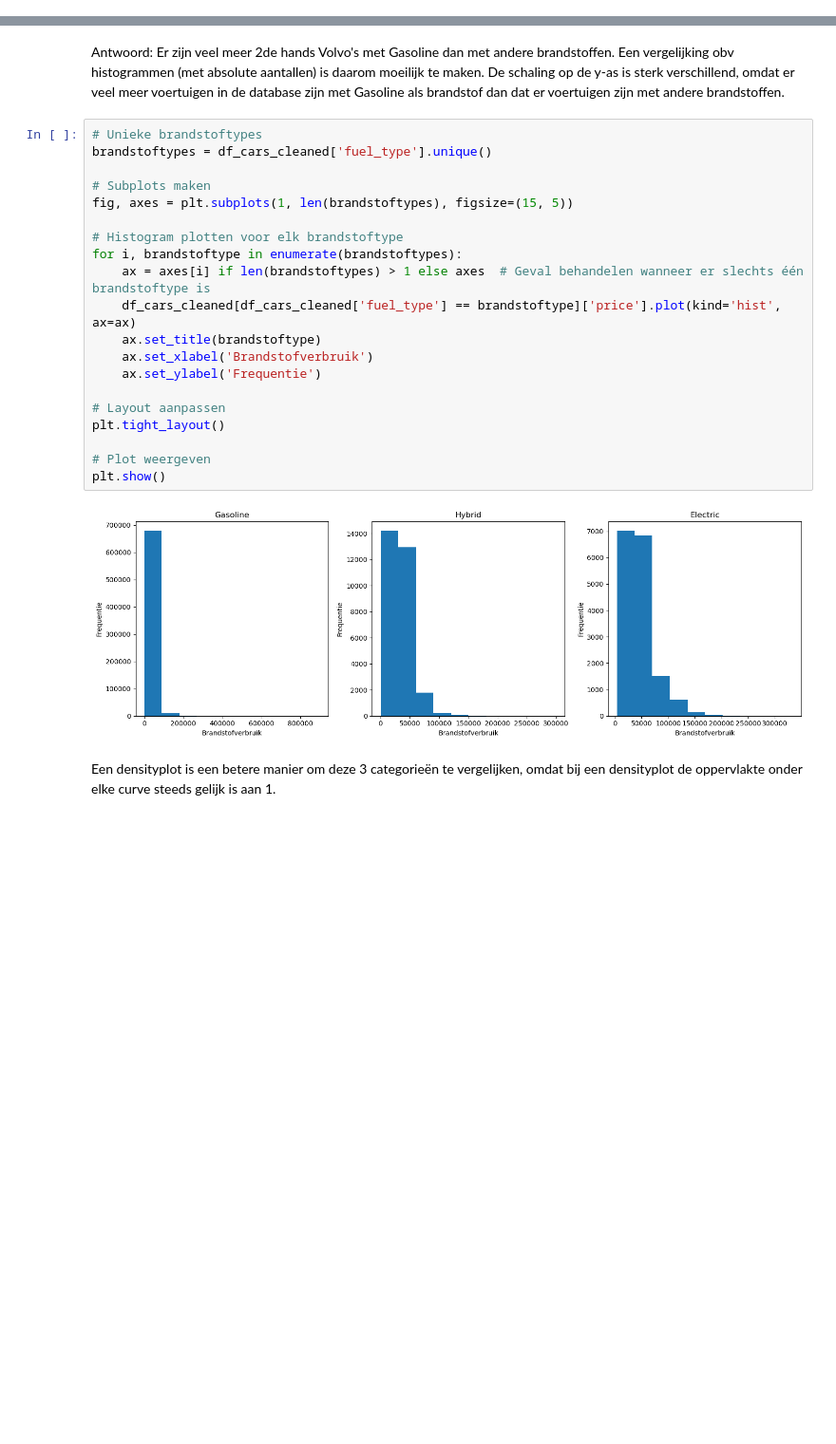
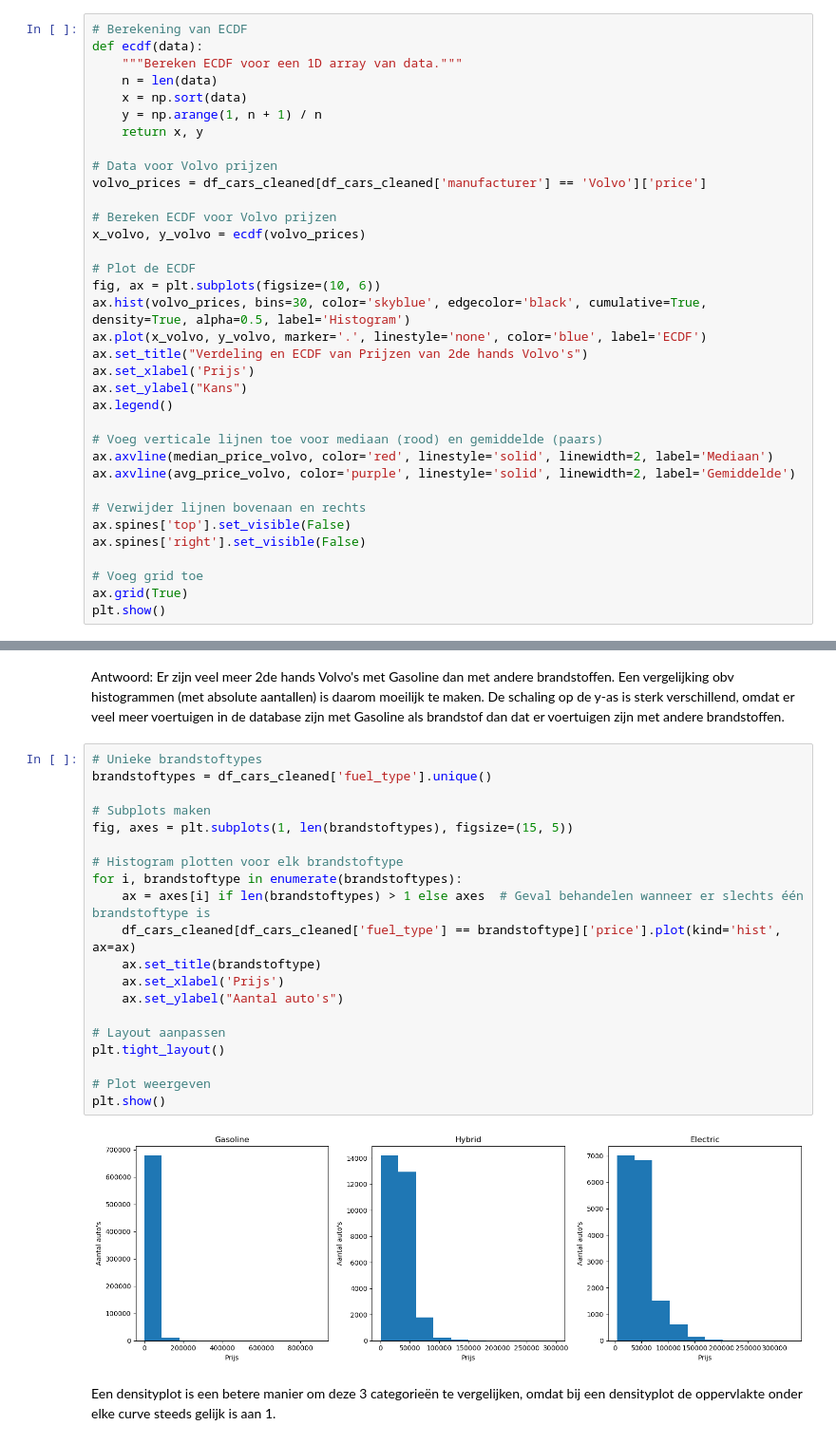
Before and after one commit to craftyraf/project-productie-proces, a Jupyter notebook: notebooks/autoproductie.ipynb, the cells around one changed output, grey strips where cells are left out. Shown at 95% size. Saved outputs shown, nothing was run; the diff lists cells and outputs as text; blank space fills up the shorter version.

```diff
--- a/notebooks/autoproductie.ipynb
+++ b/notebooks/autoproductie.ipynb
@@ -308,3 +320,38 @@ plt.show()
 [figure]
 # %% [markdown]
 Uit de grafiek leiden we af dat de prijsverdeling min of meer symmetrisch is, weliswaar met een iets zwaardere linkerkant. De linkerkant zal maken dat het gemiddelde lager zal zijn dan de mediaan, en dit wordt ook door de berekeningen bevestigd.
+# %%
+# Berekening van ECDF
+def ecdf(data):
+    """Bereken ECDF voor een 1D array van data."""
+    n = len(data)
+    x = np.sort(data)
+    y = np.arange(1, n + 1) / n
+    return x, y
+
+# Data voor Volvo prijzen
+volvo_prices = df_cars_cleaned[df_cars_cleaned['manufacturer'] == 'Volvo']['price']
+
+# Bereken ECDF voor Volvo prijzen
+x_volvo, y_volvo = ecdf(volvo_prices)
+
+# Plot de ECDF
+fig, ax = plt.subplots(figsize=(10, 6))
+ax.hist(volvo_prices, bins=30, color='skyblue', edgecolor='black', cumulative=True, density=True, alpha=0.5, label='Histogram')
+ax.plot(x_volvo, y_volvo, marker='.', linestyle='none', color='blue', label='ECDF')
+ax.set_title("Verdeling en ECDF van Prijzen van 2de hands Volvo's")
+ax.set_xlabel('Prijs')
+ax.set_ylabel("Kans")
+ax.legend()
+
+# Voeg verticale lijnen toe voor mediaan (rood) en gemiddelde (paars)
+ax.axvline(median_price_volvo, color='red', linestyle='solid', linewidth=2, label='Mediaan')
+ax.axvline(avg_price_volvo, color='purple', linestyle='solid', linewidth=2, label='Gemiddelde')
+
+# Verwijder lijnen bovenaan en rechts
+ax.spines['top'].set_visible(False)
+ax.spines['right'].set_visible(False)
+
+# Voeg grid toe
+ax.grid(True)
+plt.show()
@@ -316,25 +365,25 @@ Antwoord: Er zijn veel meer 2de hands Volvo's met Gasoline dan met andere brands
 # %%
 # Unieke brandstoftypes
 brandstoftypes = df_cars_cleaned['fuel_type'].unique()
 
 # Subplots maken
 fig, axes = plt.subplots(1, len(brandstoftypes), figsize=(15, 5))
 
 # Histogram plotten voor elk brandstoftype
 for i, brandstoftype in enumerate(brandstoftypes):
     ax = axes[i] if len(brandstoftypes) > 1 else axes  # Geval behandelen wanneer er slechts één brandstoftype is
     df_cars_cleaned[df_cars_cleaned['fuel_type'] == brandstoftype]['price'].plot(kind='hist', ax=ax)
     ax.set_title(brandstoftype)
-    ax.set_xlabel('Brandstofverbruik')
-    ax.set_ylabel('Frequentie')
+    ax.set_xlabel('Prijs')
+    ax.set_ylabel("Aantal auto's")
 
 # Layout aanpassen
 plt.tight_layout()
 
 # Plot weergeven
 plt.show()
 # %% [output]
-[figure, old version]
+[figure, new version]
 # %% [markdown]
 Een densityplot is een betere manier om deze 3 categorieën te vergelijken, omdat bij een densityplot de oppervlakte onder elke curve steeds gelijk is aan 1.
 # %%
```
Also changed, not shown: parts of 6 cells of this notebook.
